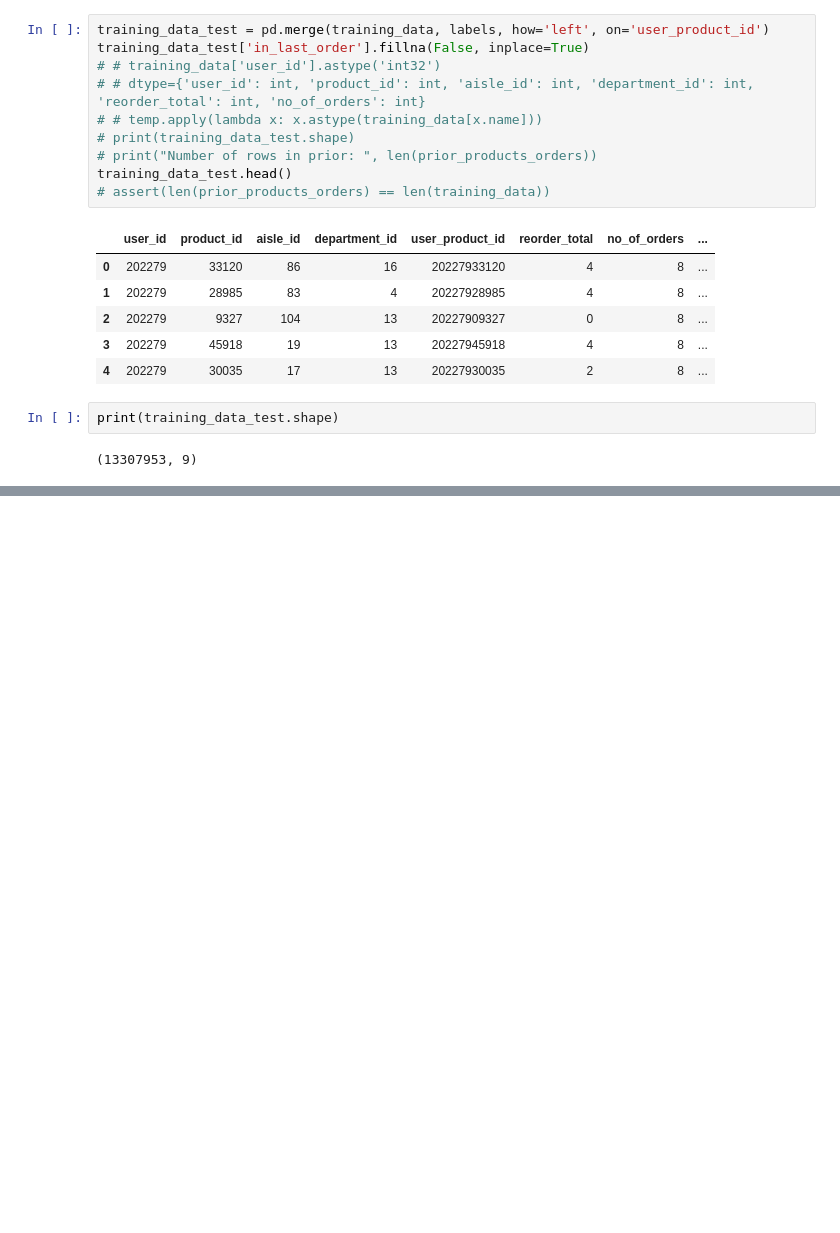
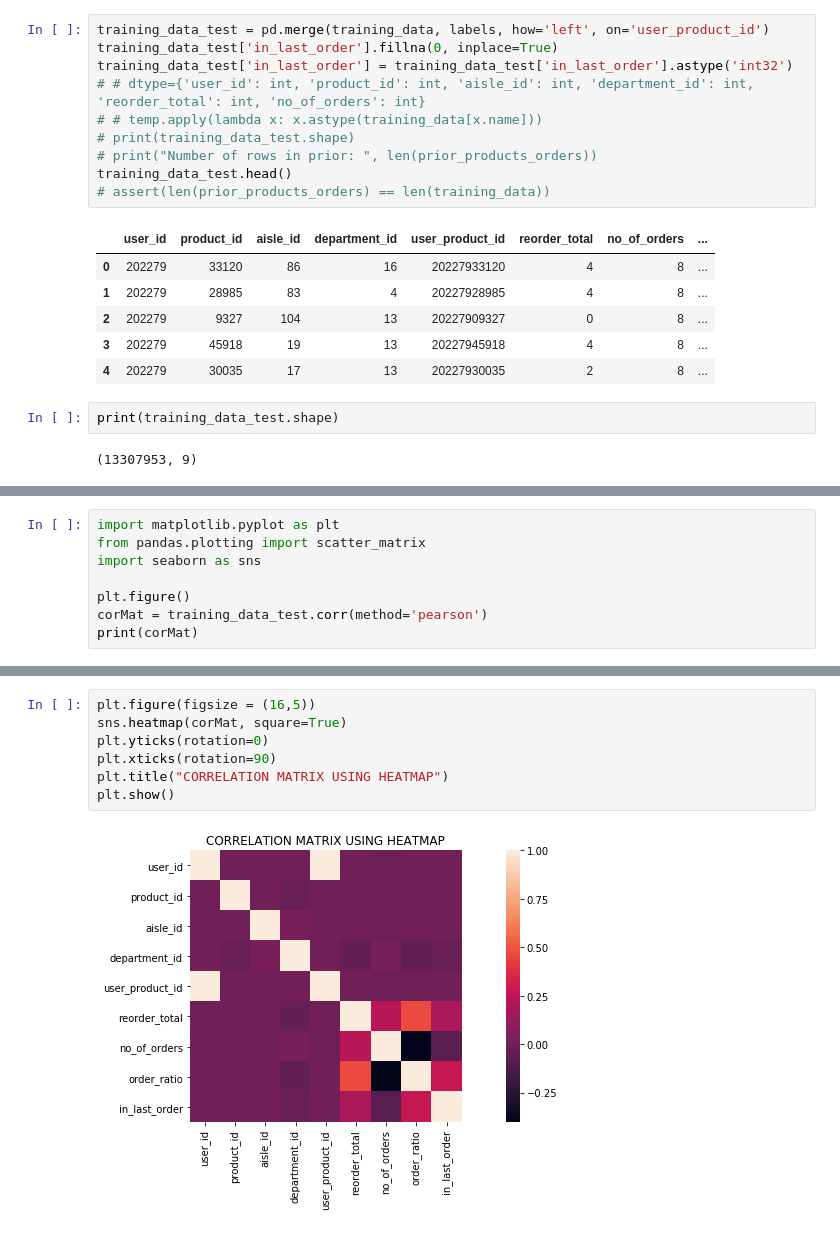
Before and after one commit to juemura/cs241, a Jupyter notebook: CS241 - Final Project.ipynb, the cells around one changed output, grey strips where cells are left out. Cells and saved outputs as stored; diff of their text form; blank space fills up the shorter version.

```diff
--- a/CS241 - Final Project.ipynb
+++ b/CS241 - Final Project.ipynb
@@ -338,8 +338,8 @@ print(len(training_data.user_product_id.unique()))
 13307953
 # %%
 training_data_test = pd.merge(training_data, labels, how='left', on='user_product_id')
-training_data_test['in_last_order'].fillna(False, inplace=True)
-# # training_data['user_id'].astype('int32')
+training_data_test['in_last_order'].fillna(0, inplace=True)
+training_data_test['in_last_order'] = training_data_test['in_last_order'].astype('int32')
 # # dtype={'user_id': int, 'product_id': int, 'aisle_id': int, 'department_id': int, 'reorder_total': int, 'no_of_orders': int}
 # # temp.apply(lambda x: x.astype(training_data[x.name]))
 # print(training_data_test.shape)
@@ -444,0 +387,8 @@ print("df3: ", df3.shape)
+# %%
+import matplotlib.pyplot as plt
+from pandas.plotting import scatter_matrix
+import seaborn as sns
+
+plt.figure()
+corMat = training_data_test.corr(method='pearson')
+print(corMat)
@@ -444,0 +413,9 @@ print("df3: ", df3.shape)
+# %%
+plt.figure(figsize = (16,5))
+sns.heatmap(corMat, square=True)
+plt.yticks(rotation=0)
+plt.xticks(rotation=90)
+plt.title("CORRELATION MATRIX USING HEATMAP")
+plt.show()
+# %% [output]
+[figure, added]
```
Also changed, not shown: parts of 10 cells of this notebook.
